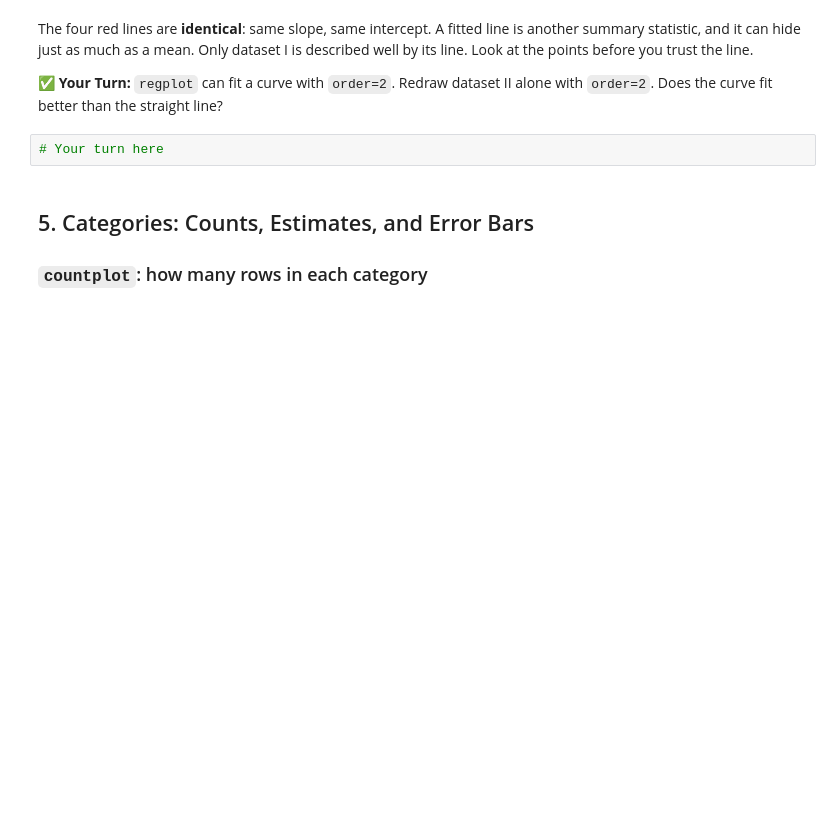
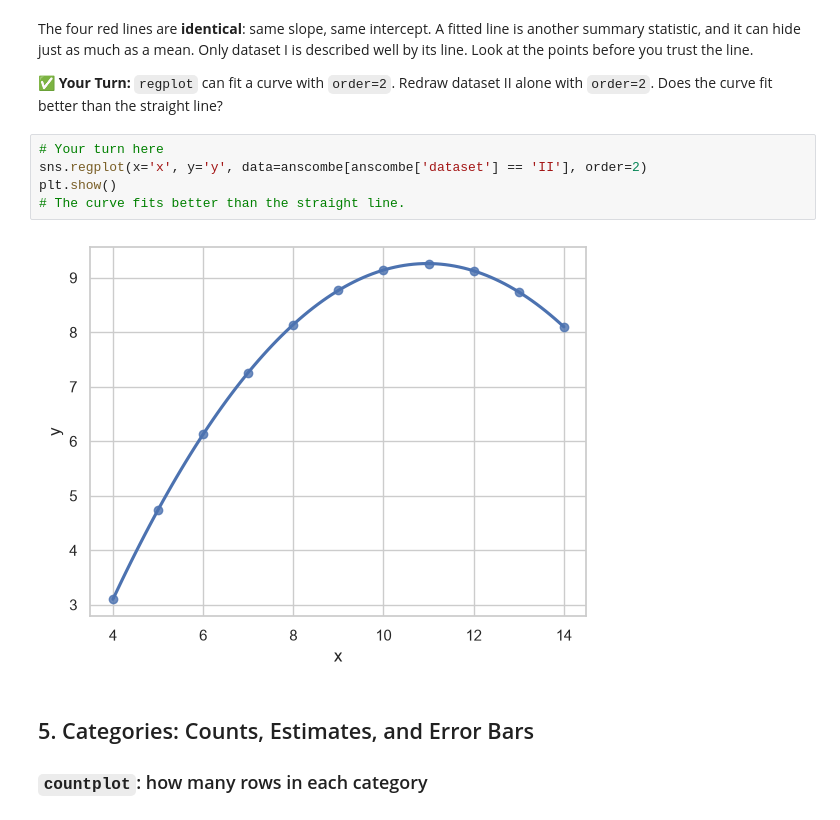
Before and after one commit to ECOKER1226/3603-data-science-coker, a Jupyter notebook: Work/08-Visualizing_Data/04-Seaborn_Relationships_and_Categories.ipynb, the cells around one changed output. Cells and saved outputs as stored; diff of their text form; blank space fills up the shorter version.

```diff
--- a/Work/08-Visualizing_Data/04-Seaborn_Relationships_and_Categories.ipynb
+++ b/Work/08-Visualizing_Data/04-Seaborn_Relationships_and_Categories.ipynb
@@ -117,6 +127,11 @@ The four red lines are **identical**: same slope, same intercept. A fitted line
 ✅ **Your Turn:** `regplot` can fit a curve with `order=2`. Redraw dataset II alone with `order=2`. Does the curve fit better than the straight line?
 # %%
 # Your turn here
+sns.regplot(x='x', y='y', data=anscombe[anscombe['dataset'] == 'II'], order=2)
+plt.show()
+# The curve fits better than the straight line.
+# %% [output]
+[figure, added]
 # %% [markdown]
 ## 5. Categories: Counts, Estimates, and Error Bars
 ### `countplot`: how many rows in each category
```
Also changed, not shown: parts of 18 cells of this notebook, 3 other files.
